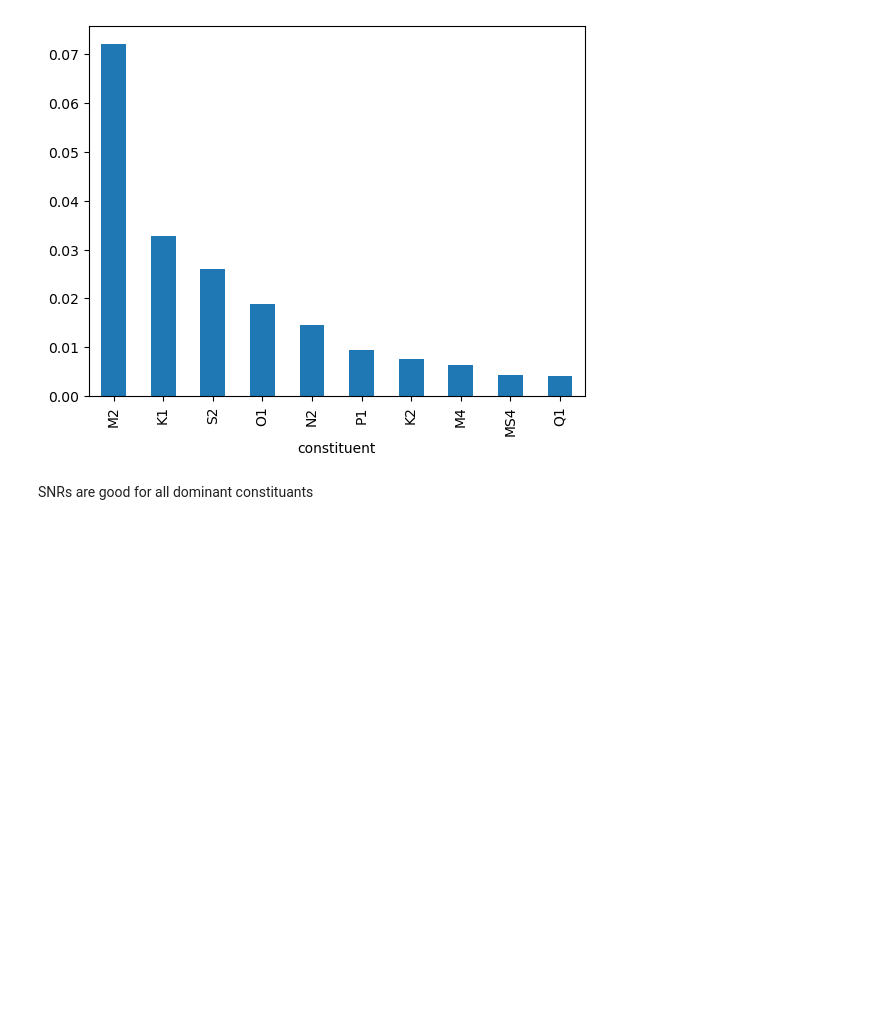
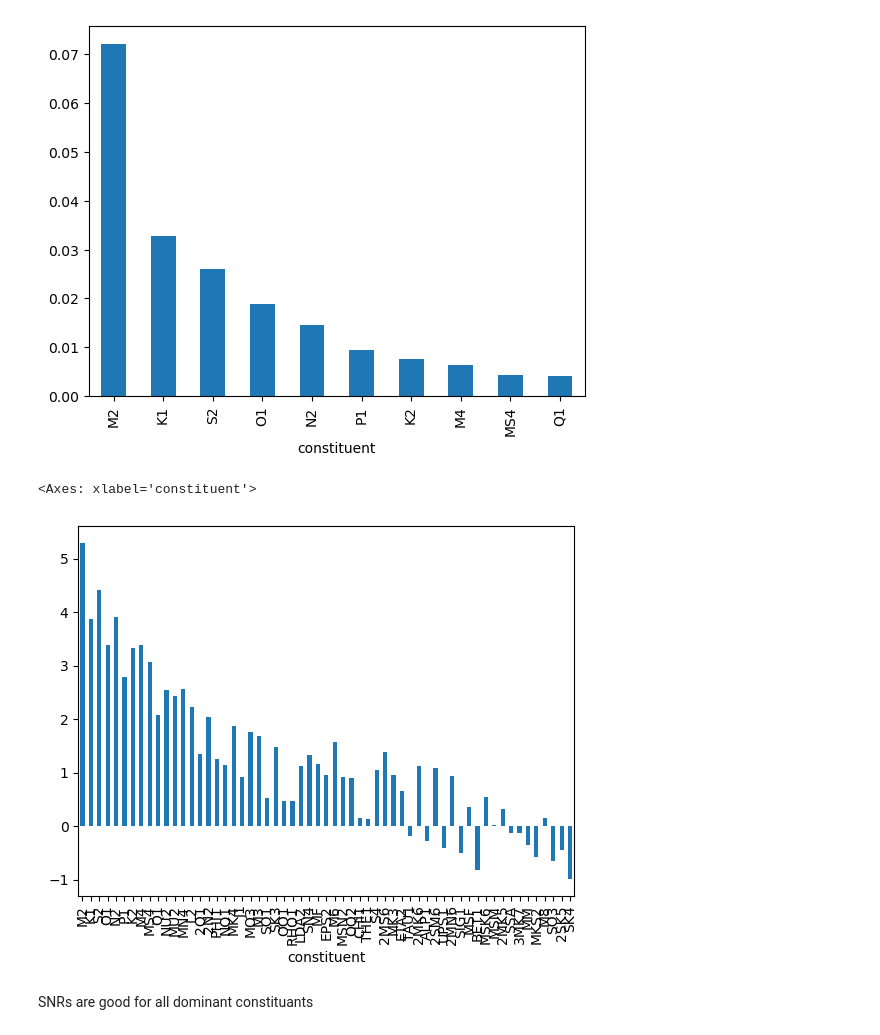
Before and after one commit to apatlpo/das_work, a Jupyter notebook: hydrology/tides_harmonic_analysis.ipynb, the cells around one changed output. Drawn from its saved outputs; the diff is of its cells as text; code cells hidden in the pictures; blank space fills up the shorter version.

```diff
--- a/hydrology/tides_harmonic_analysis.ipynb
+++ b/hydrology/tides_harmonic_analysis.ipynb
@@ -97,7 +121,9 @@ def solve_and_predict(z, time, lat, dev=False, **kwargs):
     """ solve for tidal harmonics and create a tidal prediction
     """
 
-    coef = solve(time, z, lat=lat)
+    _kwargs = dict(lat=lat)
+    _kwargs.update(kwargs)
+    coef = solve(time, z, **_kwargs)
     tide = reconstruct(time, coef, verbose=False)
 
     if dev:
@@ -112,7 +138,7 @@ def solve_and_predict(z, time, lat, dev=False, **kwargs):
         ),
         coords=dict(time=time),
     )
-    tide["h"]
+    #tide["h"]
 
     return ha, pr
 
@@ -135,10 +161,12 @@ def _coef_to_xr(coef):
     )
     return ds
 # %%
+kwargs = dict(lat=float(ds.latitude))
+#kwargs.update(constit=["M2", "K1", "S2", "O1", "N2", "P1"])
 ha, pr = solve_and_predict(
     ds["sea level high"].values,
     ds.time.values,
-    float(ds.latitude),
+    **kwargs
 )
 # %% [output]
 solve: matrix prep ... solution ... done.
@@ -165,6 +193,11 @@ df["A"].iloc[:10].plot.bar()
 # %% [output]
 <Axes: xlabel='constituent'>
 [figure]
+# %%
+np.log10(df["SNR"]).plot.bar()
+# %% [output]
+<Axes: xlabel='constituent'>
+[figure, added]
 # %% [markdown]
 SNRs are good for all dominant constituants
 # %%
```
Also changed, not shown: parts of 2 cells of this notebook, 5 other files.
